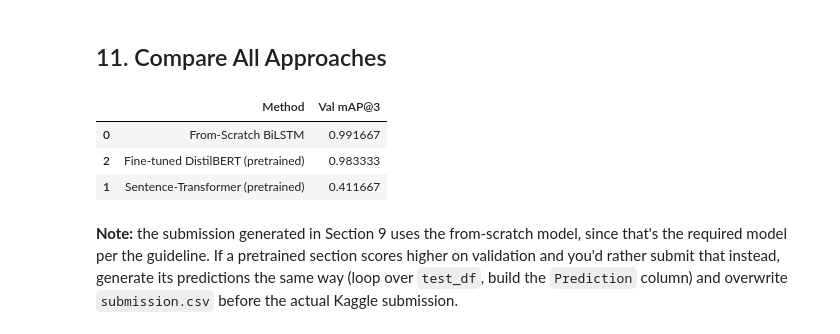
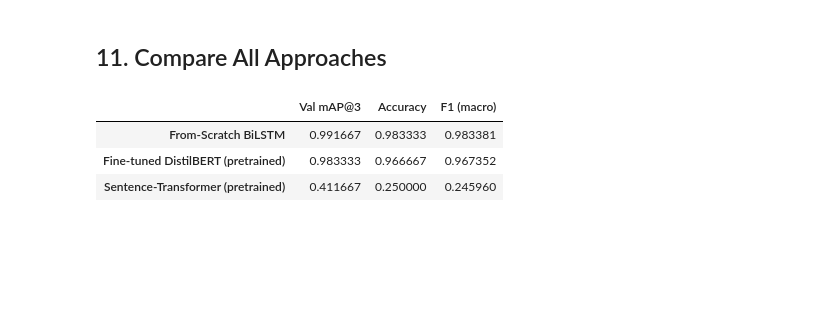
Before and after one commit to hanzala-tafzeel/dl-genai-project-26-t2, a Jupyter notebook: notebooks/dl-23f2004513-notebook-t22026.ipynb, the cells around one changed output. Cells and saved outputs as stored; diff of their text form; code cells hidden in the pictures; blank space fills up the shorter version.

```diff
--- a/notebooks/dl-23f2004513-notebook-t22026.ipynb
+++ b/notebooks/dl-23f2004513-notebook-t22026.ipynb
@@ -635,6 +638,21 @@ bert_train_loader = DataLoader(bert_train_ds, batch_size=16, shuffle=True)
 bert_optimizer = torch.optim.AdamW(bert_model.parameters(), lr=2e-5)
 BERT_EPOCHS = 2  # pretrained weights need far fewer epochs to adapt than training from scratch
 
+run_bert = wandb.init(
+    entity="23f2004513-dl-genai-project",
+    project="23f2004513-t22026",
+    name="distilbert-finetuned",
+    config={
+        "architecture": "distilbert-base-uncased",
+        "dataset": "Smart MCQ Solver Challenge",
+        "fine_tuned": True,
+        "epochs": BERT_EPOCHS,
+        "learning_rate": 2e-5,
+        "batch_size": 16,
+        "optimizer": "AdamW",
+    },
+)
+
 for epoch in range(1, BERT_EPOCHS + 1):
     bert_model.train()
     total_loss = 0.0
@@ -653,7 +671,9 @@ for epoch in range(1, BERT_EPOCHS + 1):
         if step % 20 == 0:  # progress print -- fine-tuning is slow on CPU, this confirms it's not stuck
             print(f"  epoch {epoch} | step {step}/{len(bert_train_loader)} | loss={outputs.loss.item():.4f}")
 
-    print(f"BERT Epoch {epoch}/{BERT_EPOCHS} | train_loss={total_loss / len(bert_train_ds):.4f}")
+    epoch_loss = total_loss / len(bert_train_ds)
+    print(f"BERT Epoch {epoch}/{BERT_EPOCHS} | train_loss={epoch_loss:.4f}")
+    run_bert.log({"epoch": epoch, "train_loss": epoch_loss})
 
 def rank_options_bert(row, model, tokenizer, option_cols=OPTION_COLS):
     model.eval()
@@ -668,10 +688,13 @@ def rank_options_bert(row, model, tokenizer, option_cols=OPTION_COLS):
     ranked = sorted(scores.items(), key=lambda x: x[1], reverse=True)
     return [letter for letter, _ in ranked[:3]]
 
-bert_predictions = val_df.apply(lambda row: rank_options_bert(row, bert_model, bert_tokenizer), axis=1)
-bert_map3 = mean_average_precision_at_3(val_df["answer"].tolist(), bert_predictions.tolist())
-print(f"Fine-tuned DistilBERT val mAP@3: {bert_map3:.4f}")
-run.log({"pretrained_distilbert_map3": bert_map3})
+bert_predictions = val_df.apply(lambda row: rank_options_bert(row, bert_model, bert_tokenizer), axis=1).tolist()
+bert_map3 = mean_average_precision_at_3(val_df["answer"].tolist(), bert_predictions)
+bert_acc, bert_f1 = top1_accuracy_and_f1(val_df["answer"].tolist(), bert_predictions)
+
+print(f"DistilBERT -> val_mAP@3={bert_map3:.4f} | accuracy={bert_acc:.4f} | f1_macro={bert_f1:.4f}")
+run_bert.log({"final_val_map3": bert_map3, "accuracy": bert_acc, "f1_macro": bert_f1})
+run_bert.finish()
 # %% [output]
 DistilBertForSequenceClassification LOAD REPORT from: distilbert-base-uncased
 Key                     | Status     |
@@ -712,17 +748,15 @@ Fine-tuned DistilBERT val mAP@3: 0.9833
 ## 11. Compare All Approaches
 # %%
 results = {
-    "From-Scratch BiLSTM": final_val_map3,
-    "Sentence-Transformer (pretrained)": st_map3,      # uncomment after running Section 10.1
-    "Fine-tuned DistilBERT (pretrained)": bert_map3,    # uncomment after running Section 10.2
+    "From-Scratch BiLSTM":               {"Val mAP@3": final_val_map3, "Accuracy": bilstm_acc, "F1 (macro)": bilstm_f1},
+    "Sentence-Transformer (pretrained)":  {"Val mAP@3": st_map3,        "Accuracy": st_acc,     "F1 (macro)": st_f1},
+    "Fine-tuned DistilBERT (pretrained)": {"Val mAP@3": bert_map3,      "Accuracy": bert_acc,   "F1 (macro)": bert_f1},
 }
 
-results_df = pd.DataFrame(list(results.items()), columns=["Method", "Val mAP@3"])
+results_df = pd.DataFrame(results).T
 results_df.sort_values("Val mAP@3", ascending=False)
 # %% [output]
-|  | Method | Val mAP@3 |
-| 0 | From-Scratch BiLSTM | 0.991667 |
-| 2 | Fine-tuned DistilBERT (pretrained) | 0.983333 |
-| 1 | Sentence-Transformer (pretrained) | 0.411667 |
+|  | Val mAP@3 | Accuracy | F1 (macro) |
+| From-Scratch BiLSTM | 0.991667 | 0.983333 | 0.983381 |
+| Fine-tuned DistilBERT (pretrained) | 0.983333 | 0.966667 | 0.967352 |
+| Sentence-Transformer (pretrained) | 0.411667 | 0.250000 | 0.245960 |
-# %% [markdown]
-**Note:** the submission generated in Section 9 uses the from-scratch model, since that's the required model per the guideline. If a pretrained section scores higher on validation and you'd rather submit that instead, generate its predictions the same way (loop over `test_df`, build the `Prediction` column) and overwrite `submission.csv` before the actual Kaggle submission.
```
Also changed, not shown: parts of 32 cells of this notebook.
